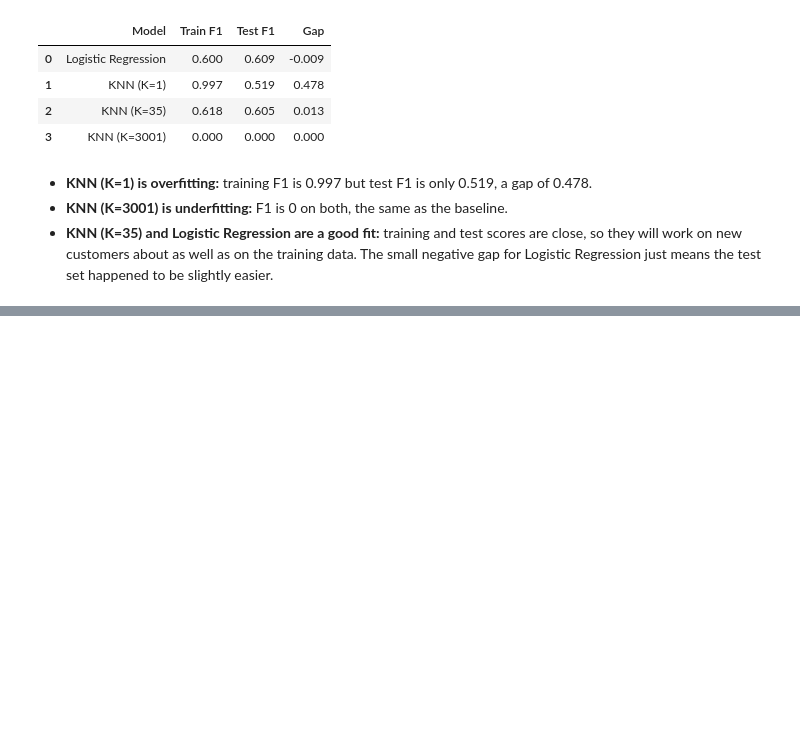
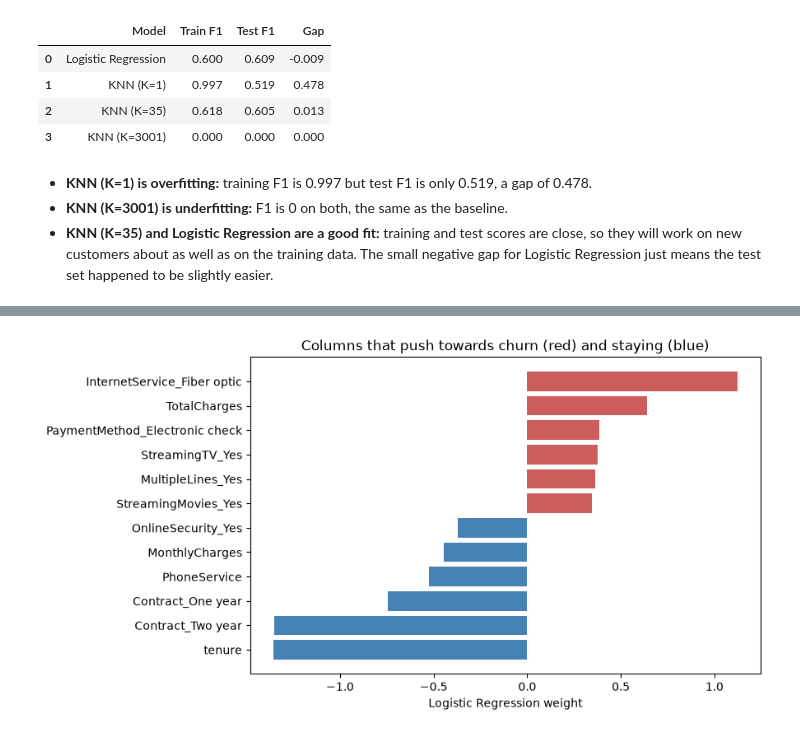
Before and after one commit to FaziOps/Customer_Churn_Prediction_Sys, a Jupyter notebook: churn_prediction.ipynb, the cells around one changed output, grey strips where cells are left out. Saved outputs shown, nothing was run; the diff lists cells and outputs as text; code cells hidden in the pictures; blank space fills up the shorter version.

Commit message:
Add Logistic Regression weights analysis

```diff
--- a/churn_prediction.ipynb
+++ b/churn_prediction.ipynb
@@ -473,0 +478,13 @@ fit_table
+# %%
+weights = pd.Series(log_reg.coef_[0], index=X_train.columns).sort_values()
+top_weights = pd.concat([weights.head(6), weights.tail(6)])
+
+plt.figure(figsize=(8, 5))
+colors = ["steelblue" if w < 0 else "indianred" for w in top_weights]
+plt.barh(top_weights.index, top_weights.values, color=colors)
+plt.title("Columns that push towards churn (red) and staying (blue)")
+plt.xlabel("Logistic Regression weight")
+plt.savefig("outputs/churn_drivers.png", bbox_inches="tight")
+plt.show()
+# %% [output]
+[figure, added]
```
Also changed, not shown: parts of 2 cells of this notebook, 1 other file.
